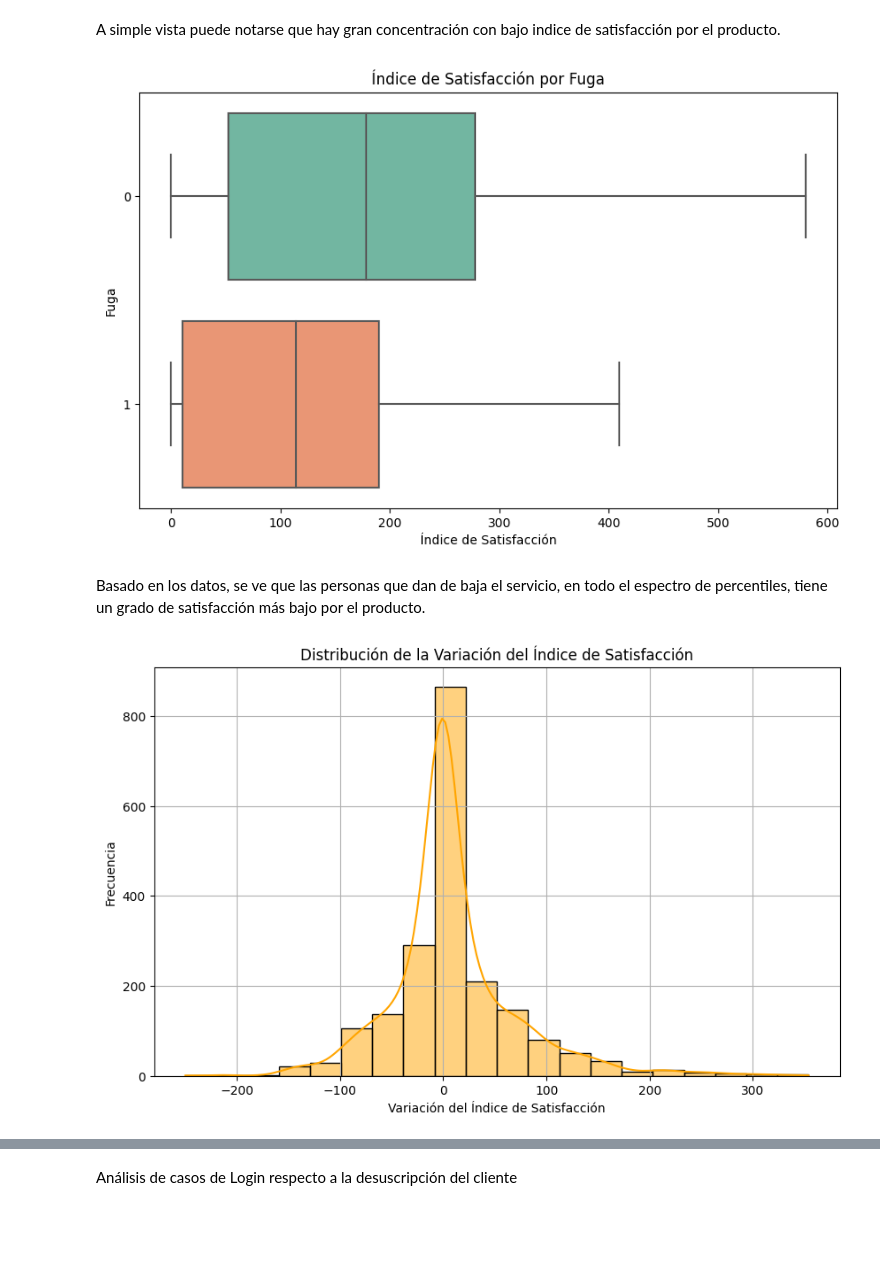
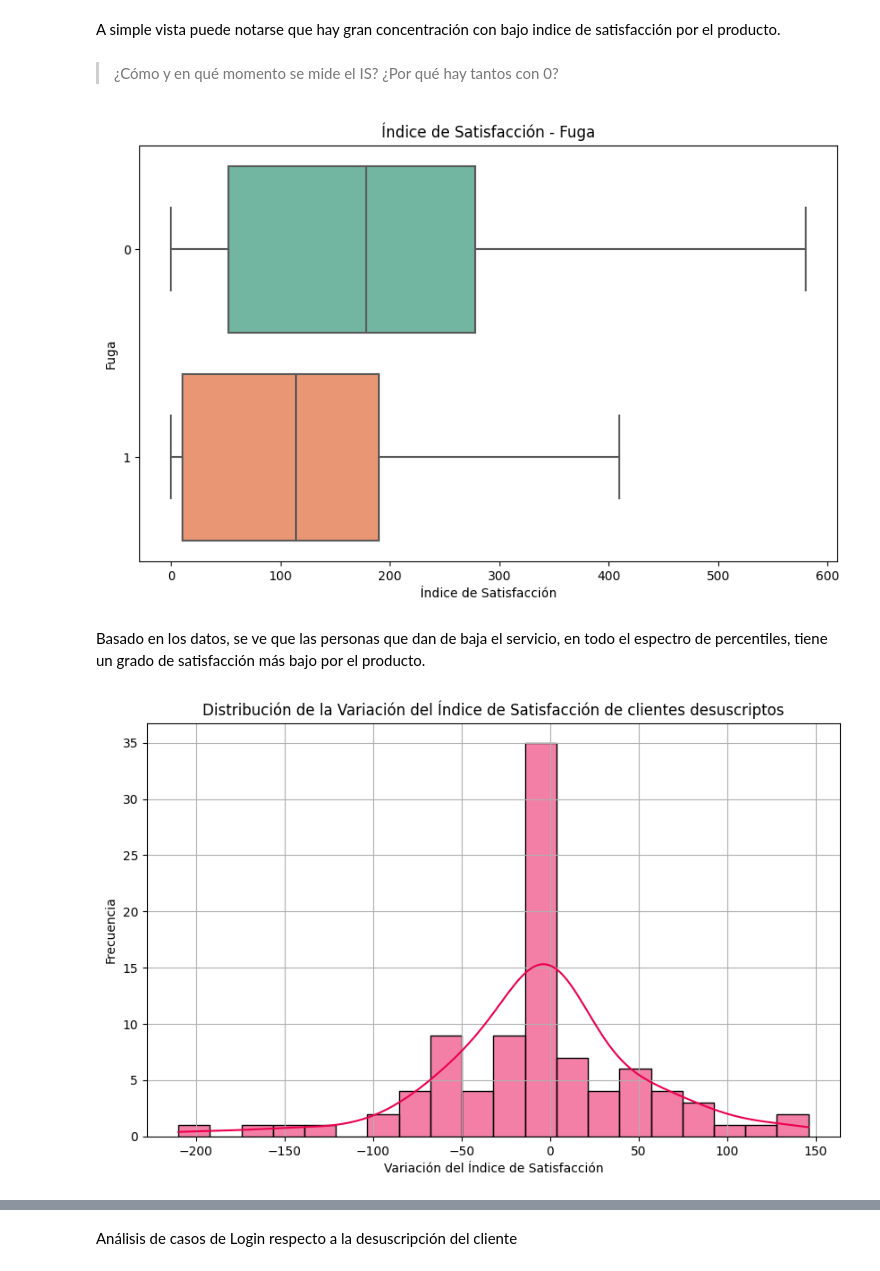
Before and after one commit to dileofrancoj/data-interview, a Jupyter notebook: analysis.ipynb, the cells around one changed output, grey strips where cells are left out. Drawn from its saved outputs; the diff is of its cells as text; code cells hidden in the pictures; blank space fills up the shorter version.

```diff
--- a/analysis.ipynb
+++ b/analysis.ipynb
@@ -159,26 +175,28 @@ plt.show()
 # %% [markdown]
 A simple vista puede notarse que hay gran concentración con bajo indice de satisfacción por el producto.
+# %% [markdown]
+> ¿Cómo y en qué momento se mide el IS? ¿Por qué hay tantos con 0?
 # %%
 plt.figure(figsize=(10, 6))
 sns.boxplot(x='Índice de Satisfacción (IS)', y='Fuga', data=df, orient='h', palette='Set2')
-plt.title('Índice de Satisfacción por Fuga')
+plt.title('Índice de Satisfacción - Fuga')
 plt.xlabel('Índice de Satisfacción')
 plt.ylabel('Fuga')
 plt.show()
 # %% [output]
-[figure, old version]
+[figure, new version]
 # %% [markdown]
 Basado en los datos, se ve que las personas que dan de baja el servicio, en todo el espectro de percentiles, tiene un grado de satisfacción más bajo por el producto.
 # %%
 plt.figure(figsize=(10, 6))
-sns.histplot(df['Var. del IS'], bins=20, kde=True, color='orange', edgecolor='black')
-plt.title('Distribución de la Variación del Índice de Satisfacción')
+sns.histplot(fugas_uno['Var. del IS'], bins=20, kde=True, color='#ea004e', edgecolor='black')
+plt.title('Distribución de la Variación del Índice de Satisfacción de clientes desuscriptos')
 plt.xlabel('Variación del Índice de Satisfacción')
 plt.ylabel('Frecuencia')
 plt.grid(True)
 plt.show()
 # %% [output]
-[figure, old version]
+[figure, new version]
 # %%
 plt.figure(figsize=(10, 6))
 sns.boxplot(y='Fuga', x='Var. del IS',orient='h' , data=df, palette='Set3')
```
Also changed, not shown: parts of 49 cells of this notebook, 3 other files.
